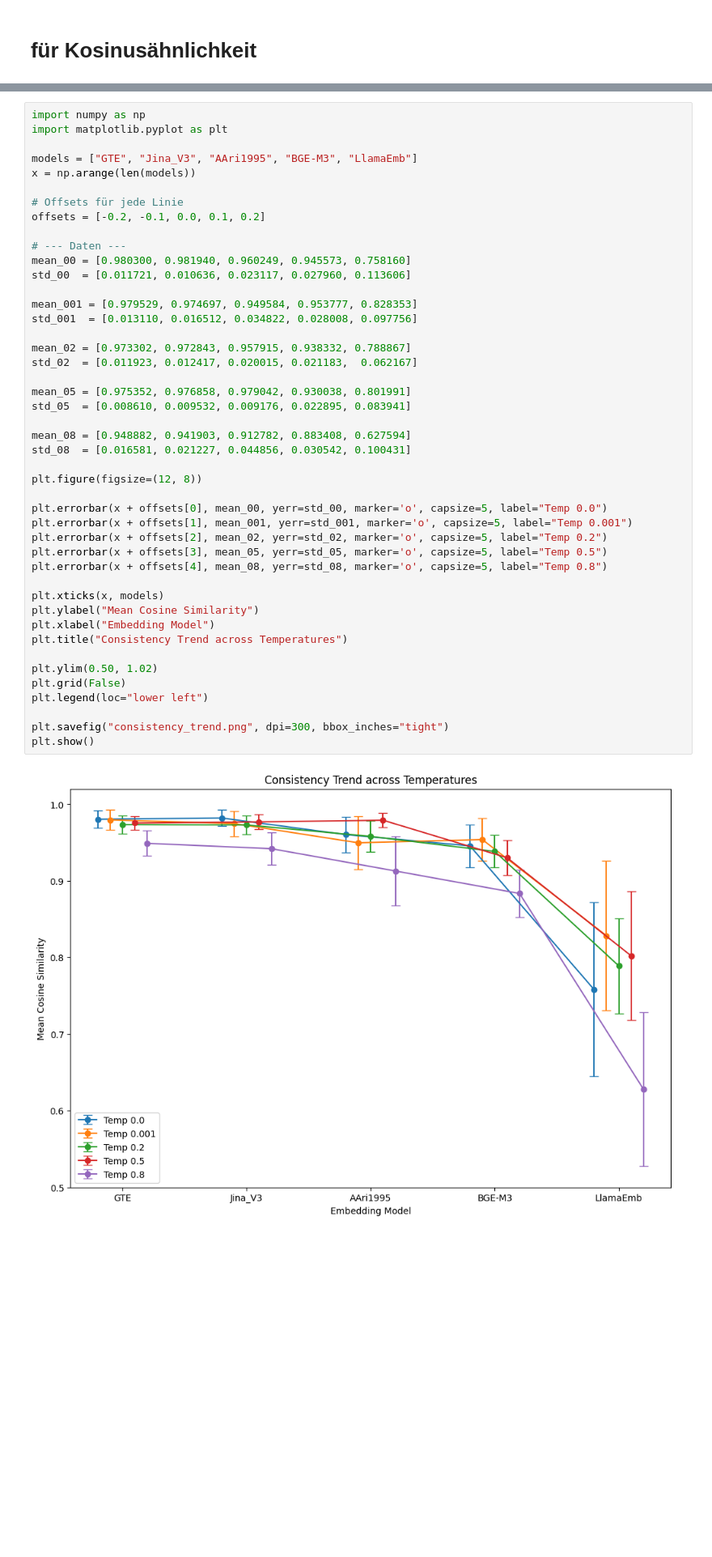
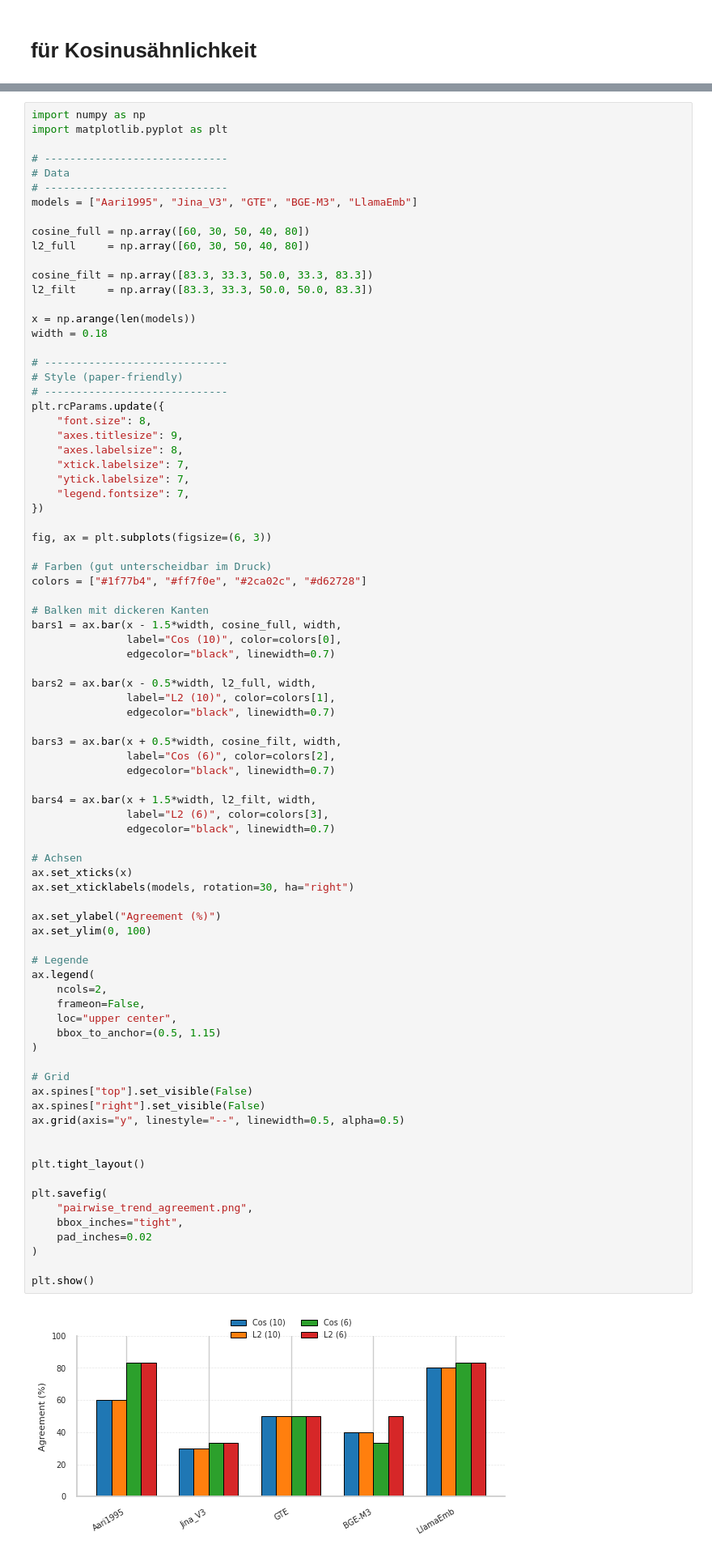
Before and after one commit to ahmad-Wattar/whisper-llm-eval, a Jupyter notebook: plots/gemeinsame_plots.ipynb, the cells around one changed output, grey strips where cells are left out. Shown at 81% size. Cells and saved outputs as stored; diff of their text form; blank space fills up the shorter version.

Commit message:
plots modify

```diff
--- a/plots/gemeinsame_plots.ipynb
+++ b/plots/gemeinsame_plots.ipynb
@@ -752,47 +552,84 @@ plt.show()
 # %%
 import numpy as np
 import matplotlib.pyplot as plt
 
-models = ["GTE", "Jina_V3", "AAri1995", "BGE-M3", "LlamaEmb"]
+# -----------------------------
+# Data
+# -----------------------------
+models = ["Aari1995", "Jina_V3", "GTE", "BGE-M3", "LlamaEmb"]
+
+cosine_full = np.array([60, 30, 50, 40, 80])
+l2_full     = np.array([60, 30, 50, 40, 80])
+
+cosine_filt = np.array([83.3, 33.3, 50.0, 33.3, 83.3])
+l2_filt     = np.array([83.3, 33.3, 50.0, 50.0, 83.3])
+
 x = np.arange(len(models))
+width = 0.18
 
-# Offsets für jede Linie
-offsets = [-0.2, -0.1, 0.0, 0.1, 0.2]
+# -----------------------------
+# Style (paper-friendly)
+# -----------------------------
+plt.rcParams.update({
+    "font.size": 8,
+    "axes.titlesize": 9,
+    "axes.labelsize": 8,
+    "xtick.labelsize": 7,
+    "ytick.labelsize": 7,
+    "legend.fontsize": 7,
+})
 
-# --- Daten ---
-mean_00 = [0.980300, 0.981940, 0.960249, 0.945573, 0.758160]
-std_00  = [0.011721, 0.010636, 0.023117, 0.027960, 0.113606]
+fig, ax = plt.subplots(figsize=(6, 3))
 
-mean_001 = [0.979529, 0.974697, 0.949584, 0.953777, 0.828353]
-std_001  = [0.013110, 0.016512, 0.034822, 0.028008, 0.097756]
+# Farben (gut unterscheidbar im Druck)
+colors = ["#1f77b4", "#ff7f0e", "#2ca02c", "#d62728"]
 
-mean_02 = [0.973302, 0.972843, 0.957915, 0.938332, 0.788867]
-std_02  = [0.011923, 0.012417, 0.020015, 0.021183,  0.062167]
+# Balken mit dickeren Kanten
+bars1 = ax.bar(x - 1.5*width, cosine_full, width,
+               label="Cos (10)", color=colors[0],
+               edgecolor="black", linewidth=0.7)
 
-mean_05 = [0.975352, 0.976858, 0.979042, 0.930038, 0.801991]
-std_05  = [0.008610, 0.009532, 0.009176, 0.022895, 0.083941]
+bars2 = ax.bar(x - 0.5*width, l2_full, width,
+               label="L2 (10)", color=colors[1],
+               edgecolor="black", linewidth=0.7)
 
-mean_08 = [0.948882, 0.941903, 0.912782, 0.883408, 0.627594]
-std_08  = [0.016581, 0.021227, 0.044856, 0.030542, 0.100431]
+bars3 = ax.bar(x + 0.5*width, cosine_filt, width,
+               label="Cos (6)", color=colors[2],
+               edgecolor="black", linewidth=0.7)
 
-plt.figure(figsize=(12, 8))
+bars4 = ax.bar(x + 1.5*width, l2_filt, width,
+               label="L2 (6)", color=colors[3],
+               edgecolor="black", linewidth=0.7)
 
-plt.errorbar(x + offsets[0], mean_00, yerr=std_00, marker='o', capsize=5, label="Temp 0.0")
-plt.errorbar(x + offsets[1], mean_001, yerr=std_001, marker='o', capsize=5, label="Temp 0.001")
-plt.errorbar(x + offsets[2], mean_02, yerr=std_02, marker='o', capsize=5, label="Temp 0.2")
-plt.errorbar(x + offsets[3], mean_05, yerr=std_05, marker='o', capsize=5, label="Temp 0.5")
-plt.errorbar(x + offsets[4], mean_08, yerr=std_08, marker='o', capsize=5, label="Temp 0.8")
+# Achsen
+ax.set_xticks(x)
+ax.set_xticklabels(models, rotation=30, ha="right")
 
-plt.xticks(x, models)
-plt.ylabel("Mean Cosine Similarity")
-plt.xlabel("Embedding Model")
-plt.title("Consistency Trend across Temperatures")
+ax.set_ylabel("Agreement (%)")
+ax.set_ylim(0, 100)
 
-plt.ylim(0.50, 1.02)
-plt.grid(False)
-plt.legend(loc="lower left")
+# Legende
+ax.legend(
+    ncols=2,
+    frameon=False,
+    loc="upper center",
+    bbox_to_anchor=(0.5, 1.15)
+)
 
-plt.savefig("consistency_trend.png", dpi=300, bbox_inches="tight")
+# Grid
+ax.spines["top"].set_visible(False)
+ax.spines["right"].set_visible(False)
+ax.grid(axis="y", linestyle="--", linewidth=0.5, alpha=0.5)
+
+
+plt.tight_layout()
+
+plt.savefig(
+    "pairwise_trend_agreement.png",
+    bbox_inches="tight",
+    pad_inches=0.02
+)
+
 plt.show()
 # %% [output]
-[figure, old version]
+[figure, new version]
```
Also changed, not shown: parts of 6 cells of this notebook.
